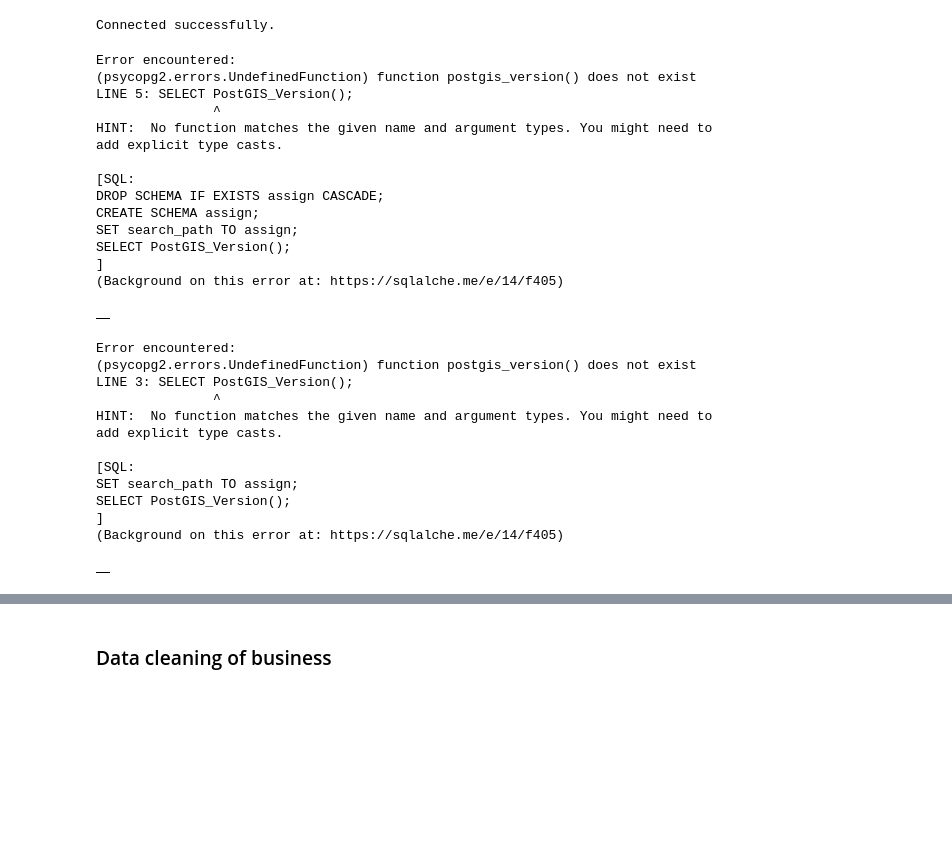
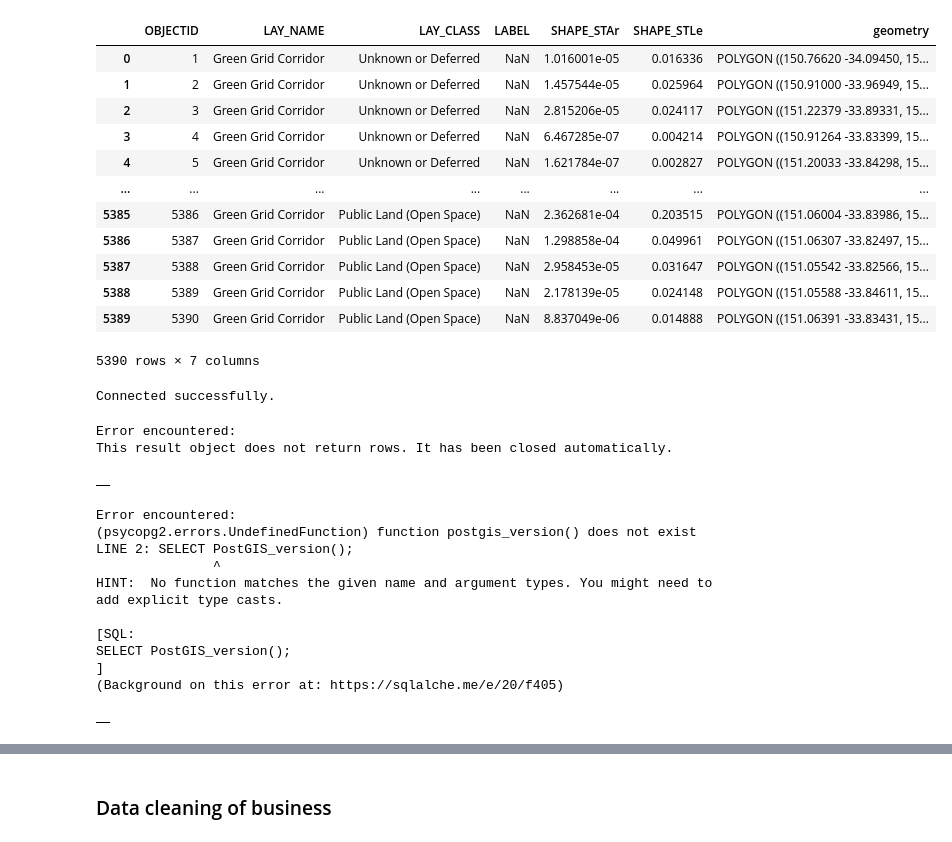
Before and after one commit to joshuahallam127/DATA2901_Assign, a Jupyter notebook: main.ipynb, the cells around one changed output, grey strips where cells are left out. Saved outputs shown, nothing was run; the diff lists cells and outputs as text; code cells hidden in the pictures; blank space fills up the shorter version.

Commit message:
greenery

```diff
--- a/main.ipynb
+++ b/main.ipynb
@@ -29,6 +29,24 @@ secondary = gpd.read_file('catchments/catchments_secondary.shp')
 future = gpd.read_file('catchments/catchments_future.shp')
 population = pd.read_csv('Population.csv')
 income = pd.read_csv('Income.csv')
+green_areas = gpd.read_file('planning_green_assets/Existing_Green_Assets.shp')
+green_grid = gpd.read_file('planning_green_assets/Green_Grid_Corridor.shp')
+# %%
+green_grid.
+# %% [output]
+|  | OBJECTID | LAY_NAME | LAY_CLASS | LABEL | SHAPE_STAr | SHAPE_STLe | geometry |
+| 0 | 1 | Green Grid Corridor | Unknown or Deferred | NaN | 1.016001e-05 | 0.016336 | POLYGON ((150.76620 -34.09450, 15... |
+| 1 | 2 | Green Grid Corridor | Unknown or Deferred | NaN | 1.457544e-05 | 0.025964 | POLYGON ((150.91000 -33.96949, 15... |
+| 2 | 3 | Green Grid Corridor | Unknown or Deferred | NaN | 2.815206e-05 | 0.024117 | POLYGON ((151.22379 -33.89331, 15... |
+| 3 | 4 | Green Grid Corridor | Unknown or Deferred | NaN | 6.467285e-07 | 0.004214 | POLYGON ((150.91264 -33.83399, 15... |
+| 4 | 5 | Green Grid Corridor | Unknown or Deferred | NaN | 1.621784e-07 | 0.002827 | POLYGON ((151.20033 -33.84298, 15... |
+| ... | ... | ... | ... | ... | ... | ... | ... |
+| 5385 | 5386 | Green Grid Corridor | Public Land (Open Space) | NaN | 2.362681e-04 | 0.203515 | POLYGON ((151.06004 -33.83986, 15... |
+| 5386 | 5387 | Green Grid Corridor | Public Land (Open Space) | NaN | 1.298858e-04 | 0.049961 | POLYGON ((151.06307 -33.82497, 15... |
+| 5387 | 5388 | Green Grid Corridor | Public Land (Open Space) | NaN | 2.958453e-05 | 0.031647 | POLYGON ((151.05542 -33.82566, 15... |
+| 5388 | 5389 | Green Grid Corridor | Public Land (Open Space) | NaN | 2.178139e-05 | 0.024148 | POLYGON ((151.05588 -33.84611, 15... |
+| 5389 | 5390 | Green Grid Corridor | Public Land (Open Space) | NaN | 8.837049e-06 | 0.014888 | POLYGON ((151.06391 -33.83431, 15... |
+5390 rows × 7 columns
 # %%
 srid = 4326
 # %%
@@ -68,43 +86,30 @@ db, conn = pgconnect(credentials)
 Connected successfully.
 # %%
 sql = """
-DROP SCHEMA IF EXISTS assign CASCADE;
-CREATE SCHEMA assign;
+CREATE SCHEMA IF NOT EXISTS assign;
+SET search_path to assign;
 """
 query(conn, sql)
 # %% [output]
 Error encountered:
-(psycopg2.errors.UndefinedFunction) function postgis_version() does not exist
-LINE 5: SELECT PostGIS_Version();
-               ^
-HINT:  No function matches the given name and argument types. You might need to add explicit type casts.
-
-[SQL:
-DROP SCHEMA IF EXISTS assign CASCADE;
-CREATE SCHEMA assign;
-SET search_path TO assign;
-SELECT PostGIS_Version();
-]
-(Background on this error at: https://sqlalche.me/e/14/f405)
+This result object does not return rows. It has been closed automatically.
 |  |
 # %%
 sql = """
-SET search_path TO assign;
-SELECT PostGIS_Version();
+SELECT PostGIS_version();
 """
 query(conn, sql)
 # %% [output]
 Error encountered:
 (psycopg2.errors.UndefinedFunction) function postgis_version() does not exist
-LINE 3: SELECT PostGIS_Version();
+LINE 2: SELECT PostGIS_version();
                ^
 HINT:  No function matches the given name and argument types. You might need to add explicit type casts.
 
 [SQL:
-SET search_path TO assign;
-SELECT PostGIS_Version();
+SELECT PostGIS_version();
 ]
-(Background on this error at: https://sqlalche.me/e/14/f405)
+(Background on this error at: https://sqlalche.me/e/20/f405)
 |  |
 # %%
 from sqlalchemy import inspect
```
Also changed, not shown: parts of 3 cells of this notebook, 2 other files.
